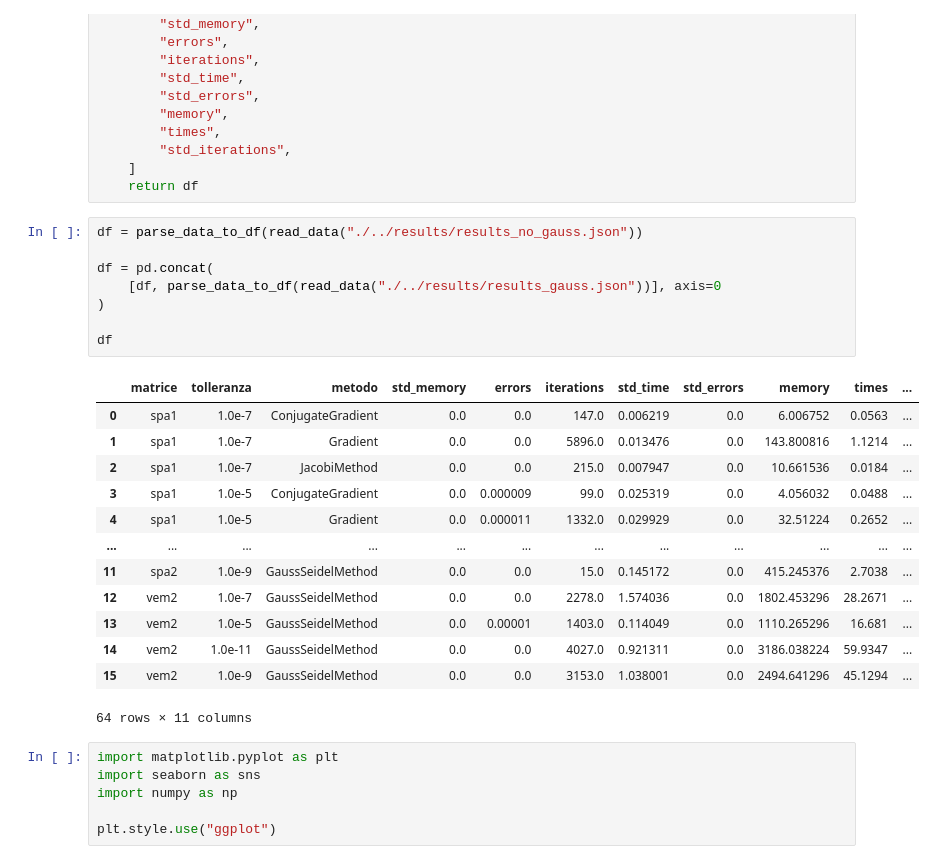
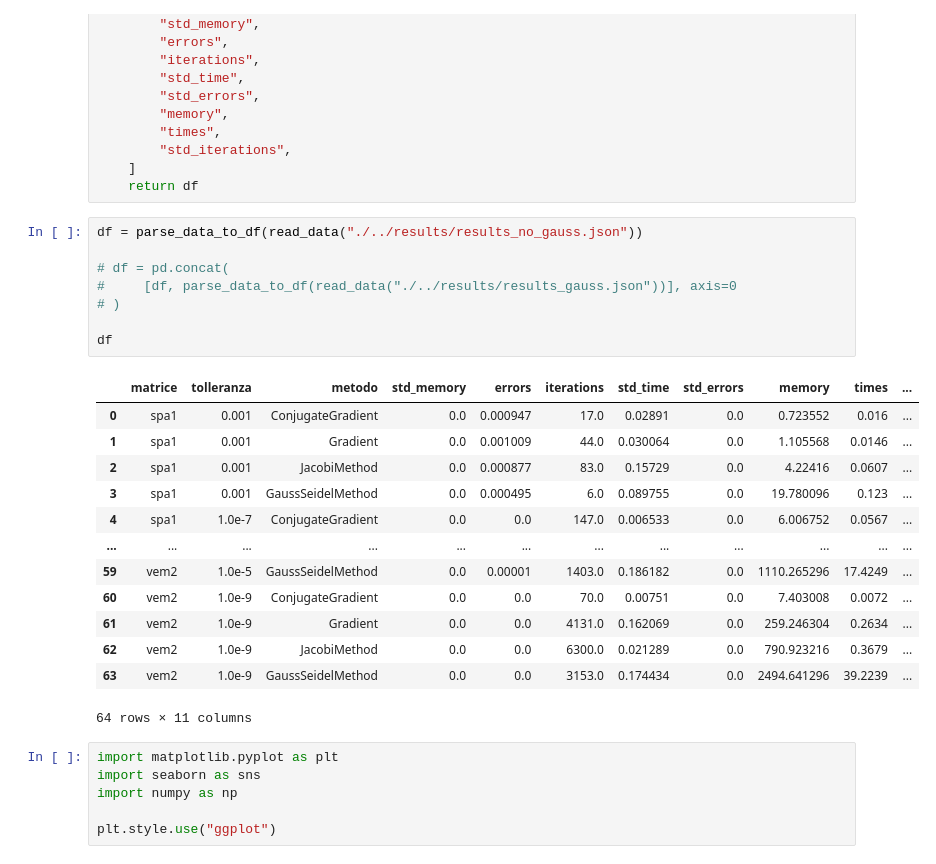
Before and after one commit to TommasoFerrario18/Methods-of-Scientific-Computing, a Jupyter notebook: src/tmp.ipynb, the cells around one changed output. Drawn from its saved outputs; the diff is of its cells as text.

```diff
--- a/src/tmp.ipynb
+++ b/src/tmp.ipynb
@@ -54,24 +54,24 @@ def parse_data_to_df(data):
 # %%
 df = parse_data_to_df(read_data("./../results/results_no_gauss.json"))
 
-df = pd.concat(
-    [df, parse_data_to_df(read_data("./../results/results_gauss.json"))], axis=0
-)
+# df = pd.concat(
+#     [df, parse_data_to_df(read_data("./../results/results_gauss.json"))], axis=0
+# )
 
 df
 # %% [output]
 |  | matrice | tolleranza | metodo | std_memory | errors | iterations | std_time | std_errors | memory | times | ... |
-| 0 | spa1 | 1.0e-7 | ConjugateGradient | 0.0 | 0.0 | 147.0 | 0.006219 | 0.0 | 6.006752 | 0.0563 | ... |
-| 1 | spa1 | 1.0e-7 | Gradient | 0.0 | 0.0 | 5896.0 | 0.013476 | 0.0 | 143.800816 | 1.1214 | ... |
-| 2 | spa1 | 1.0e-7 | JacobiMethod | 0.0 | 0.0 | 215.0 | 0.007947 | 0.0 | 10.661536 | 0.0184 | ... |
-| 3 | spa1 | 1.0e-5 | ConjugateGradient | 0.0 | 0.000009 | 99.0 | 0.025319 | 0.0 | 4.056032 | 0.0488 | ... |
-| 4 | spa1 | 1.0e-5 | Gradient | 0.0 | 0.000011 | 1332.0 | 0.029929 | 0.0 | 32.51224 | 0.2652 | ... |
+| 0 | spa1 | 0.001 | ConjugateGradient | 0.0 | 0.000947 | 17.0 | 0.02891 | 0.0 | 0.723552 | 0.016 | ... |
+| 1 | spa1 | 0.001 | Gradient | 0.0 | 0.001009 | 44.0 | 0.030064 | 0.0 | 1.105568 | 0.0146 | ... |
+| 2 | spa1 | 0.001 | JacobiMethod | 0.0 | 0.000877 | 83.0 | 0.15729 | 0.0 | 4.22416 | 0.0607 | ... |
+| 3 | spa1 | 0.001 | GaussSeidelMethod | 0.0 | 0.000495 | 6.0 | 0.089755 | 0.0 | 19.780096 | 0.123 | ... |
+| 4 | spa1 | 1.0e-7 | ConjugateGradient | 0.0 | 0.0 | 147.0 | 0.006533 | 0.0 | 6.006752 | 0.0567 | ... |
 | ... | ... | ... | ... | ... | ... | ... | ... | ... | ... | ... | ... |
-| 11 | spa2 | 1.0e-9 | GaussSeidelMethod | 0.0 | 0.0 | 15.0 | 0.145172 | 0.0 | 415.245376 | 2.7038 | ... |
-| 12 | vem2 | 1.0e-7 | GaussSeidelMethod | 0.0 | 0.0 | 2278.0 | 1.574036 | 0.0 | 1802.453296 | 28.2671 | ... |
-| 13 | vem2 | 1.0e-5 | GaussSeidelMethod | 0.0 | 0.00001 | 1403.0 | 0.114049 | 0.0 | 1110.265296 | 16.681 | ... |
-| 14 | vem2 | 1.0e-11 | GaussSeidelMethod | 0.0 | 0.0 | 4027.0 | 0.921311 | 0.0 | 3186.038224 | 59.9347 | ... |
-| 15 | vem2 | 1.0e-9 | GaussSeidelMethod | 0.0 | 0.0 | 3153.0 | 1.038001 | 0.0 | 2494.641296 | 45.1294 | ... |
+| 59 | vem2 | 1.0e-5 | GaussSeidelMethod | 0.0 | 0.00001 | 1403.0 | 0.186182 | 0.0 | 1110.265296 | 17.4249 | ... |
+| 60 | vem2 | 1.0e-9 | ConjugateGradient | 0.0 | 0.0 | 70.0 | 0.00751 | 0.0 | 7.403008 | 0.0072 | ... |
+| 61 | vem2 | 1.0e-9 | Gradient | 0.0 | 0.0 | 4131.0 | 0.162069 | 0.0 | 259.246304 | 0.2634 | ... |
+| 62 | vem2 | 1.0e-9 | JacobiMethod | 0.0 | 0.0 | 6300.0 | 0.021289 | 0.0 | 790.923216 | 0.3679 | ... |
+| 63 | vem2 | 1.0e-9 | GaussSeidelMethod | 0.0 | 0.0 | 3153.0 | 0.174434 | 0.0 | 2494.641296 | 39.2239 | ... |
 64 rows × 11 columns
 # %%
 import matplotlib.pyplot as plt
```
Also changed, not shown: parts of 6 cells of this notebook, 17 other files.
